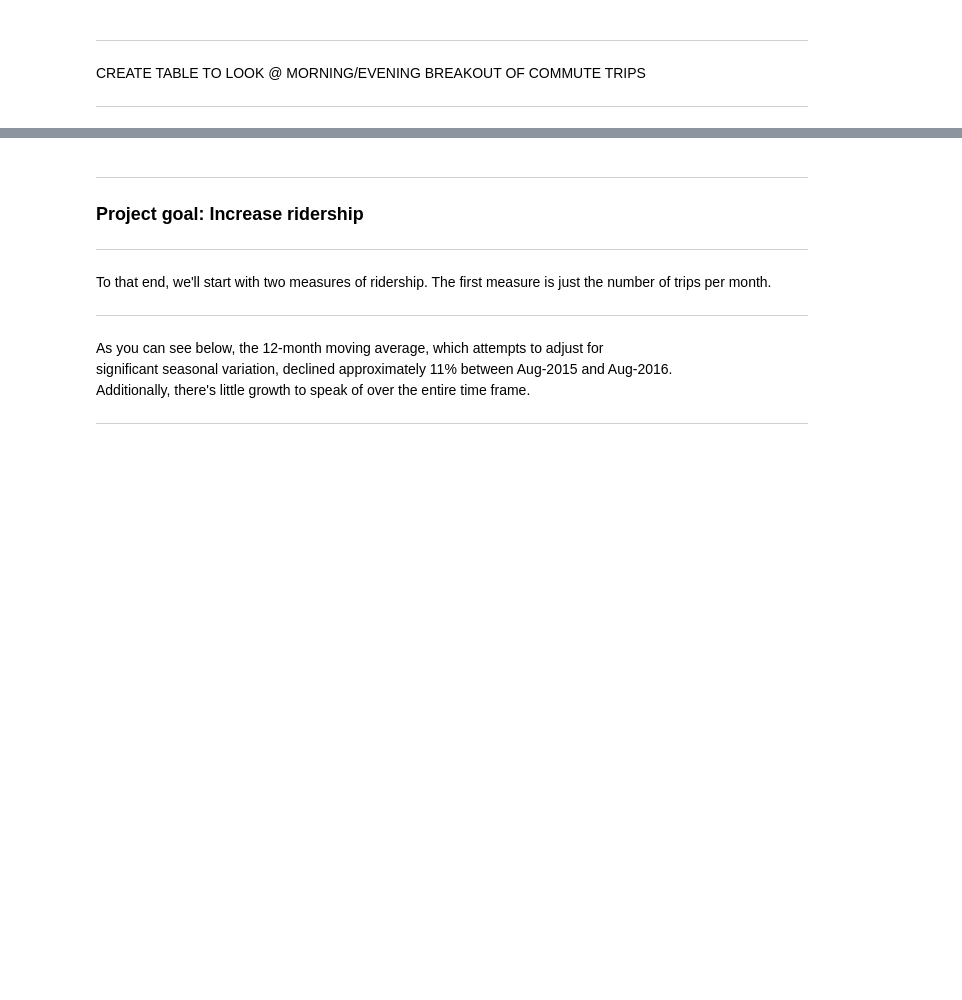
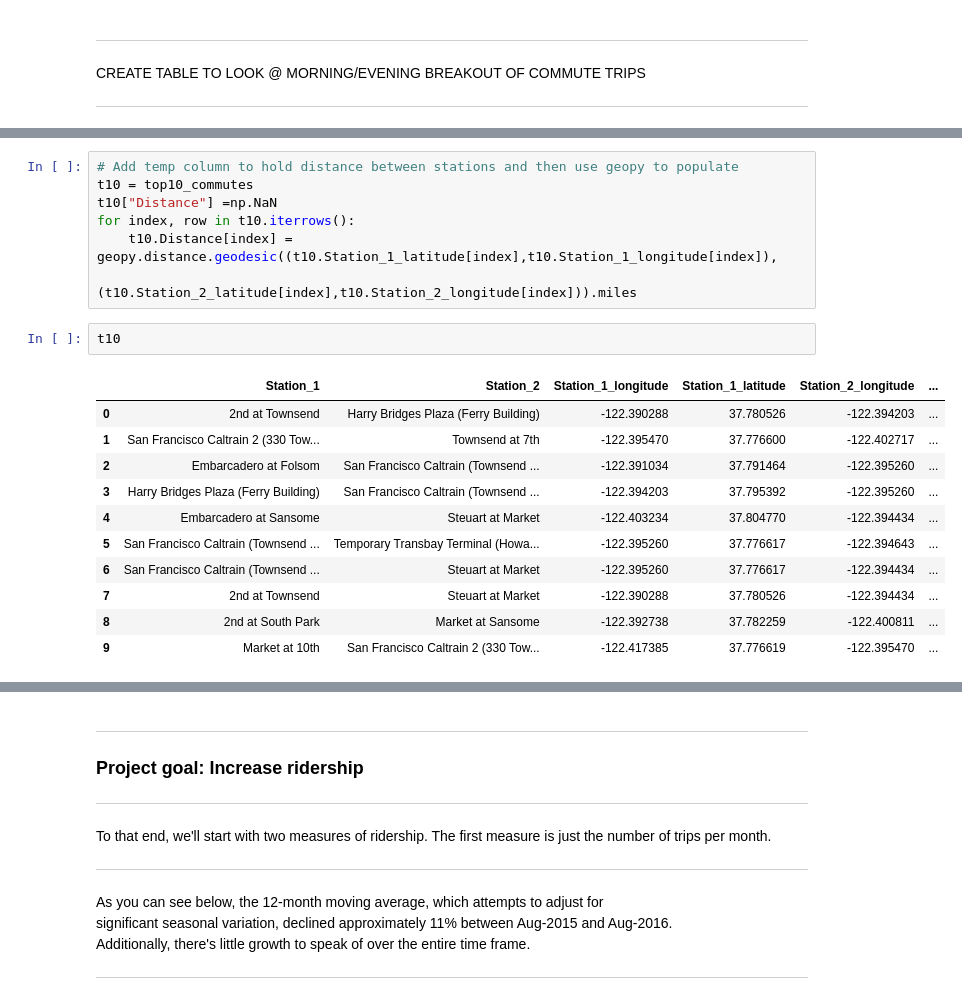
Before and after one commit to FuriousGeorge19/W205-project-1, a Jupyter notebook: Project_1.ipynb, the cells around one changed output, grey strips where cells are left out. Saved outputs shown, nothing was run; the diff lists cells and outputs as text; blank space fills up the shorter version.

```diff
--- a/Project_1.ipynb
+++ b/Project_1.ipynb
@@ -306,0 +357,21 @@ FROM
+# %%
+# Add temp column to hold distance between stations and then use geopy to populate
+t10 = top10_commutes
+t10["Distance"] =np.NaN
+for index, row in t10.iterrows():
+    t10.Distance[index] = geopy.distance.geodesic((t10.Station_1_latitude[index],t10.Station_1_longitude[index]),
+                                                  (t10.Station_2_latitude[index],t10.Station_2_longitude[index])).miles
+# %%
+t10
+# %% [output]
+|  | Station_1 | Station_2 | Station_1_longitude | Station_1_latitude | Station_2_longitude | ... |
+| 0 | 2nd at Townsend | Harry Bridges Plaza (Ferry Building) | -122.390288 | 37.780526 | -122.394203 | ... |
+| 1 | San Francisco Caltrain 2 (330 Tow... | Townsend at 7th | -122.395470 | 37.776600 | -122.402717 | ... |
+| 2 | Embarcadero at Folsom | San Francisco Caltrain (Townsend ... | -122.391034 | 37.791464 | -122.395260 | ... |
+| 3 | Harry Bridges Plaza (Ferry Building) | San Francisco Caltrain (Townsend ... | -122.394203 | 37.795392 | -122.395260 | ... |
+| 4 | Embarcadero at Sansome | Steuart at Market | -122.403234 | 37.804770 | -122.394434 | ... |
+| 5 | San Francisco Caltrain (Townsend ... | Temporary Transbay Terminal (Howa... | -122.395260 | 37.776617 | -122.394643 | ... |
+| 6 | San Francisco Caltrain (Townsend ... | Steuart at Market | -122.395260 | 37.776617 | -122.394434 | ... |
+| 7 | 2nd at Townsend | Steuart at Market | -122.390288 | 37.780526 | -122.394434 | ... |
+| 8 | 2nd at South Park | Market at Sansome | -122.392738 | 37.782259 | -122.400811 | ... |
+| 9 | Market at 10th | San Francisco Caltrain 2 (330 Tow... | -122.417385 | 37.776619 | -122.395470 | ... |
```
Also changed, not shown: parts of 33 cells of this notebook.
